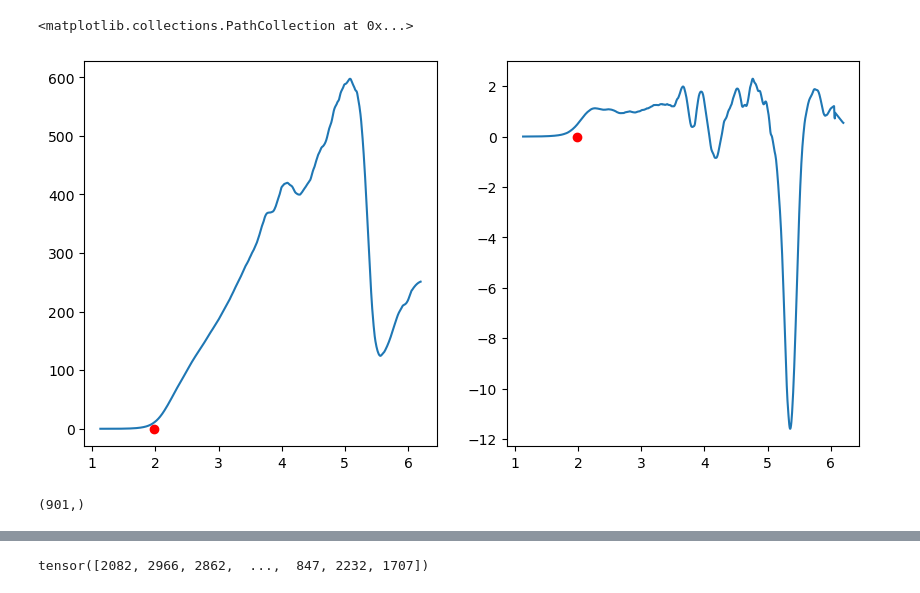
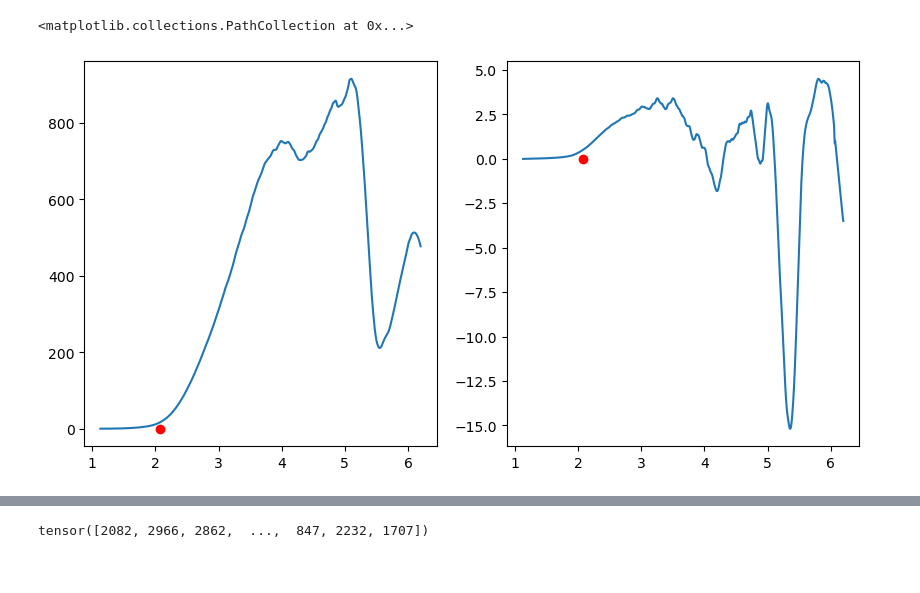
Before and after one commit to WilhelmBuitrago/BandGap-Prediction, a Jupyter notebook: code/CNN_Regretion.ipynb, the cells around one changed output, grey strips where cells are left out. Drawn from its saved outputs; the diff is of its cells as text; code cells hidden in the pictures.

```diff
--- a/code/CNN_Regretion.ipynb
+++ b/code/CNN_Regretion.ipynb
@@ -19,15 +19,21 @@ data = np.zeros((temp.shape[0],temp.shape[1],2))
 for i in range(data.shape[0]):
     data[i,:,0] = savgol_filter(temp[i,:], window_length=50, polyorder=2)
     data[i,:,1] = np.gradient(savgol_filter(data[i,:,0], window_length=50, polyorder=2))
+# %%
+torch.manual_seed(42)
+shuffle_idx = torch.randperm(3090, dtype = torch.long)
+data_shuffle = data[shuffle_idx]
+target_shuffle = target[shuffle_idx]
+shuffle_idx
 # %%
-ID = 231
+ID = 4
 fig, axs = plt.subplots(1,2, figsize=(10,5))
 
-axs[0].plot(x, data[ID,:,0] )
-axs[0].scatter(target[ID],0, color='red')
+axs[0].plot(x, data_shuffle[ID,:,0] )
+axs[0].scatter(target_shuffle[ID],0, color='red')
 
-axs[1].plot(x, data[ID,:,1] )
-axs[1].scatter(target[ID],0, color='red')
+axs[1].plot(x, data_shuffle[ID,:,1] )
+axs[1].scatter(target_shuffle[ID],0, color='red')
 # %% [output]
 <matplotlib.collections.PathCollection at 0x...>
-[figure, old version]
+[figure, new version]
@@ -36,7 +39,0 @@ x_smoothed = np.convolve(data[0,:,0], np.ones(5)/5, mode='same')
-# %%
-
-from pykalman import KalmanFilter
-temp2 = savgol_filter(data[0,:,1], window_length=5, polyorder=1)
-temp2.shape
-# %% [output]
-(901,)
```
Also changed, not shown: parts of 8 cells of this notebook.
